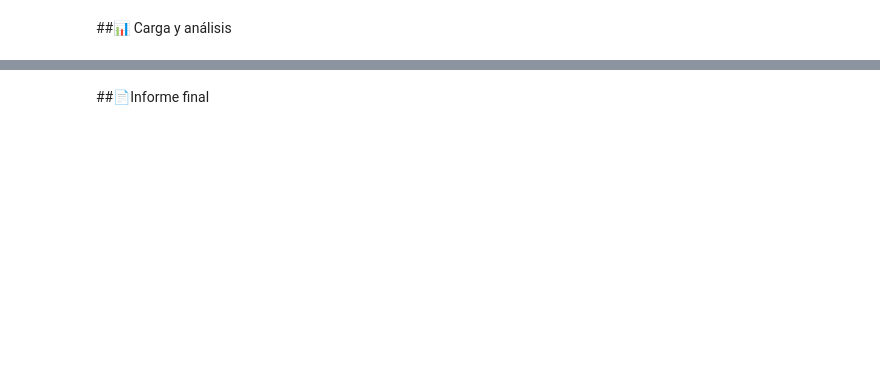
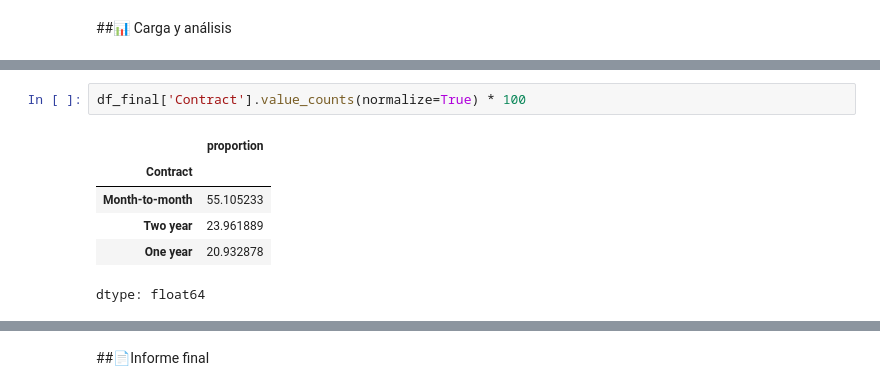
Before and after one commit to JonathanPuertaG/Challenge2-TelecomX, a Jupyter notebook: Challenge_Telecom_X.ipynb, the cells around one changed output, grey strips where cells are left out. Saved outputs shown, nothing was run; the diff lists cells and outputs as text; blank space fills up the shorter version.

```diff
--- a/Challenge_Telecom_X.ipynb
+++ b/Challenge_Telecom_X.ipynb
@@ -207,0 +250,9 @@ Data columns (total 21 columns):
+# %%
+df_final['Contract'].value_counts(normalize=True) * 100
+# %% [output]
+|  | proportion |
+| Contract |  |
+| Month-to-month | 55.105233 |
+| Two year | 23.961889 |
+| One year | 20.932878 |
+dtype: float64
```
Also changed, not shown: parts of 6 cells of this notebook.
